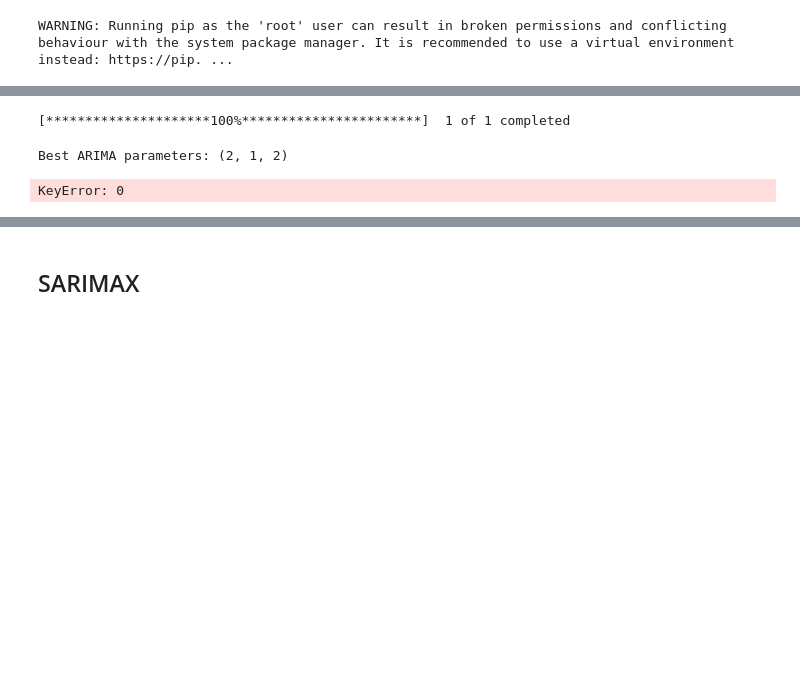
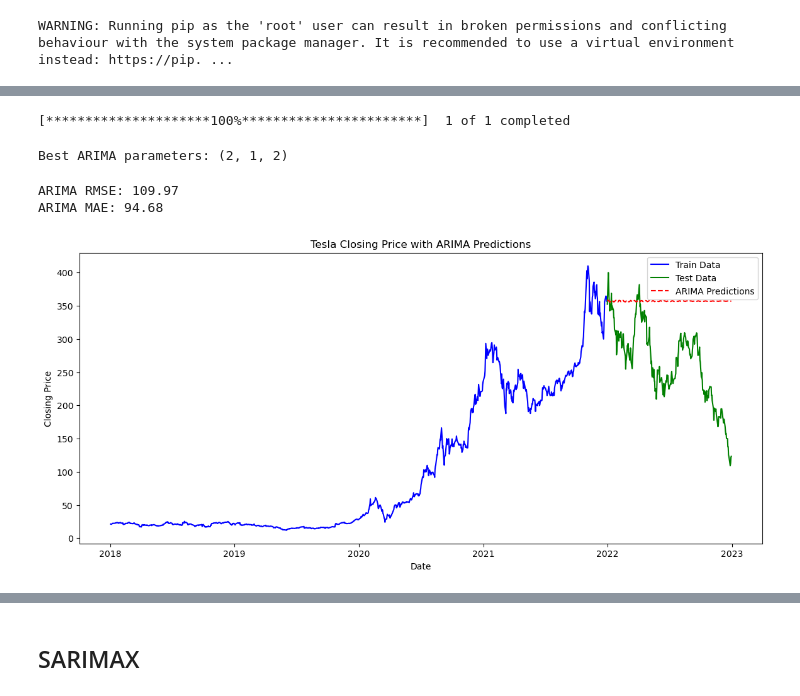
Before and after one commit to Aerospacerr/Thesis, a Jupyter notebook: time-series-arima-lstm.ipynb, the cells around one changed output, grey strips where cells are left out. Saved outputs shown, nothing was run; the diff lists cells and outputs as text; code cells hidden in the pictures; blank space fills up the shorter version.

Commit message:
Kaggle Notebook | Time Series_ARIMA_LSTM | Version 6

```diff
--- a/time-series-arima-lstm.ipynb
+++ b/time-series-arima-lstm.ipynb
@@ -60,10 +200,13 @@ end_date = '2022-12-31'
 ticker = 'TSLA'
 data = yf.download(ticker, start=start_date, end=end_date)
 
+data.index.to_period('D')
+data.index.to_period(freq='D')
+
 # Split the data into train and test sets
 train_size = int(len(data) * 0.8)
-train_data = data.iloc[:train_size]
-test_data = data.iloc[train_size:]
+train_data = data[['Close']][:train_size]
+test_data = data[['Close']][train_size:]
 
 # Grid search for the best ARIMA parameters
 p_range = range(0, 3)
@@ -77,7 +220,7 @@ best_pdq = None
 
 for pdq in pdq_combinations:
     try:
-        arima_model = ARIMA(train_data['Close'], order=pdq)
+        arima_model = ARIMA(train_data, order=pdq)
         arima_model_fit = arima_model.fit()
         current_aic = arima_model_fit.aic
 
@@ -88,32 +231,34 @@ for pdq in pdq_combinations:
     except ValueError:
         continue
 
 print(f"Best ARIMA parameters: {best_pdq}")
 
 # Fit the ARIMA model with the best parameters
 arima_model = ARIMA(train_data['Close'], order=best_pdq)
 arima_model_fit = arima_model.fit()
 
 # Make predictions using ARIMA
-arima_preds = arima_model_fit.forecast(steps=len(test_data))[0]
+arima_preds = arima_model_fit.forecast(steps=len(test_data))
 
 # Calculate RMSE and MAE for ARIMA
 arima_rmse = np.sqrt(mean_squared_error(test_data['Close'], arima_preds))
 arima_mae = mean_absolute_error(test_data['Close'], arima_preds)
 print(f"ARIMA RMSE: {arima_rmse:.2f}")
 print(f"ARIMA MAE: {arima_mae:.2f}")
 
 # Plot the train data, test data, and ARIMA predictions
 plt.figure(figsize=(14, 6))
 plt.plot(data.index[:train_size], train_data['Close'], label='Train Data', color='blue')
 plt.plot(data.index[train_size:], test_data['Close'], label='Test Data', color='green')
 plt.plot(data.index[train_size:], arima_preds, label='ARIMA Predictions', color='red', linestyle='--')
 plt.xlabel('Date')
 plt.ylabel('Closing Price')
 plt.title('Tesla Closing Price with ARIMA Predictions')
 plt.legend()
 plt.show()
 # %% [output]
 [*********************100%***********************]  1 of 1 completed
 Best ARIMA parameters: (2, 1, 2)
-KeyError: 0
+ARIMA RMSE: 109.97
+ARIMA MAE: 94.68
+[figure, added]
```
Also changed, not shown: parts of 14 cells of this notebook.
